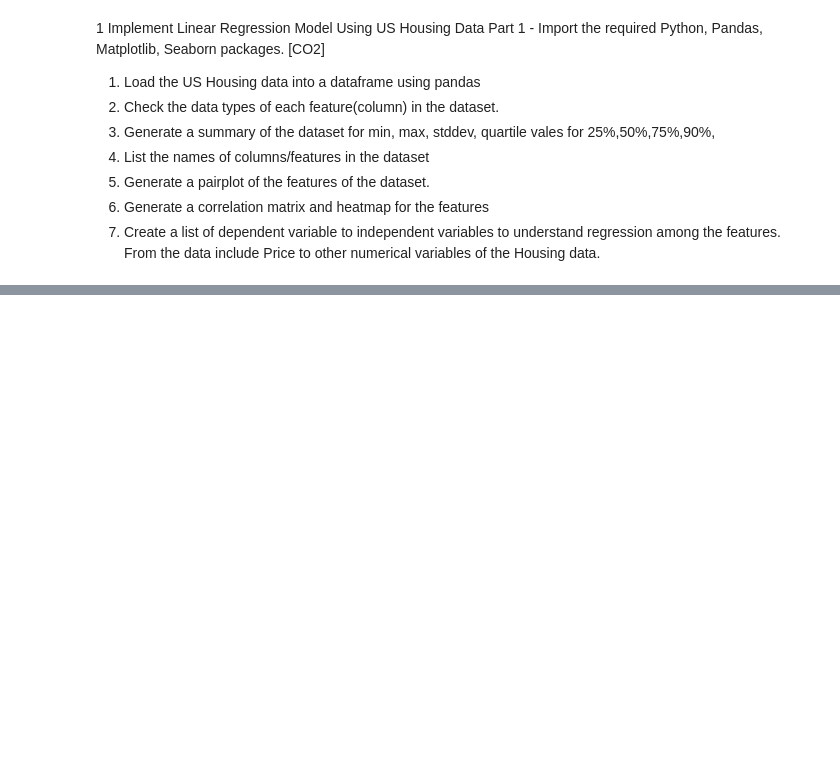
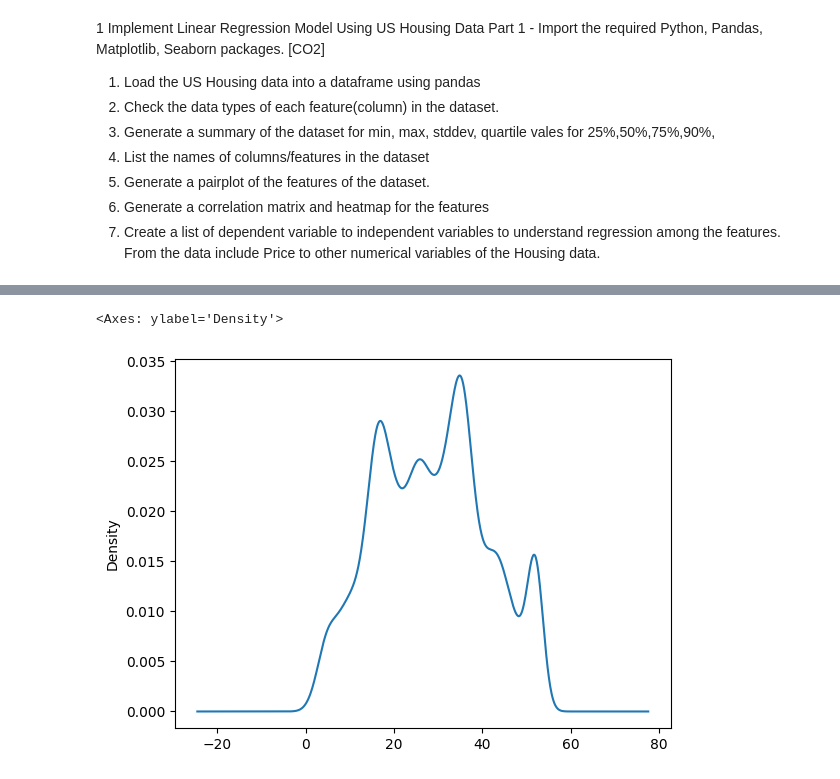
Before and after one commit to AIML2303A51382/AIML-2025, a Jupyter notebook: AIML_A4.ipynb, the cells around one changed output, grey strips where cells are left out. Cells and saved outputs as stored; diff of their text form; code cells hidden in the pictures; blank space fills up the shorter version.

```diff
--- a/AIML_A4.ipynb
+++ b/AIML_A4.ipynb
@@ -16,0 +103,5 @@ Housing data.
+# %%
+df['housing_median_age'].plot.density()
+# %% [output]
+<Axes: ylabel='Density'>
+[figure, added]
```
Also changed, not shown: parts of 32 cells of this notebook.
